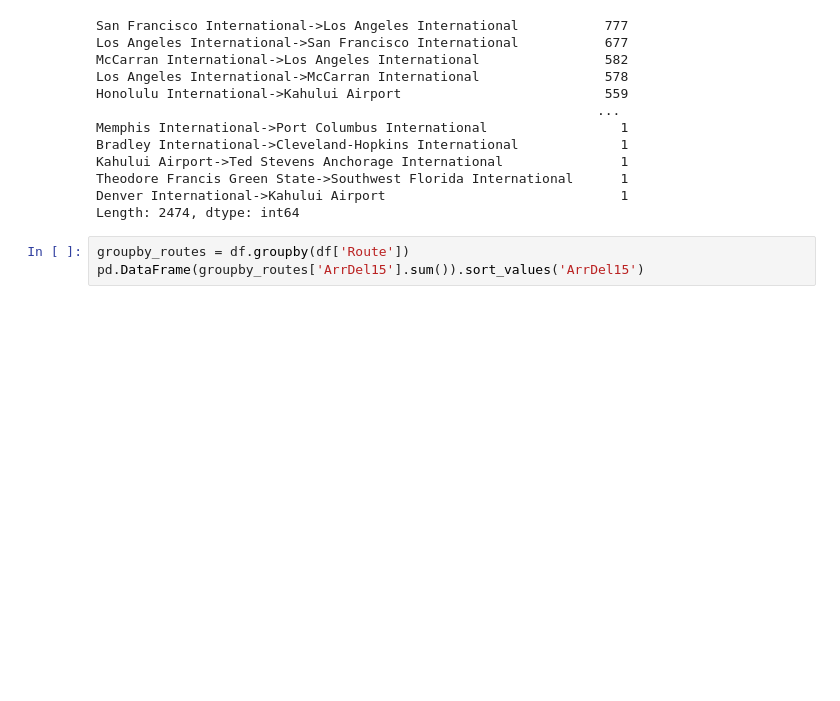
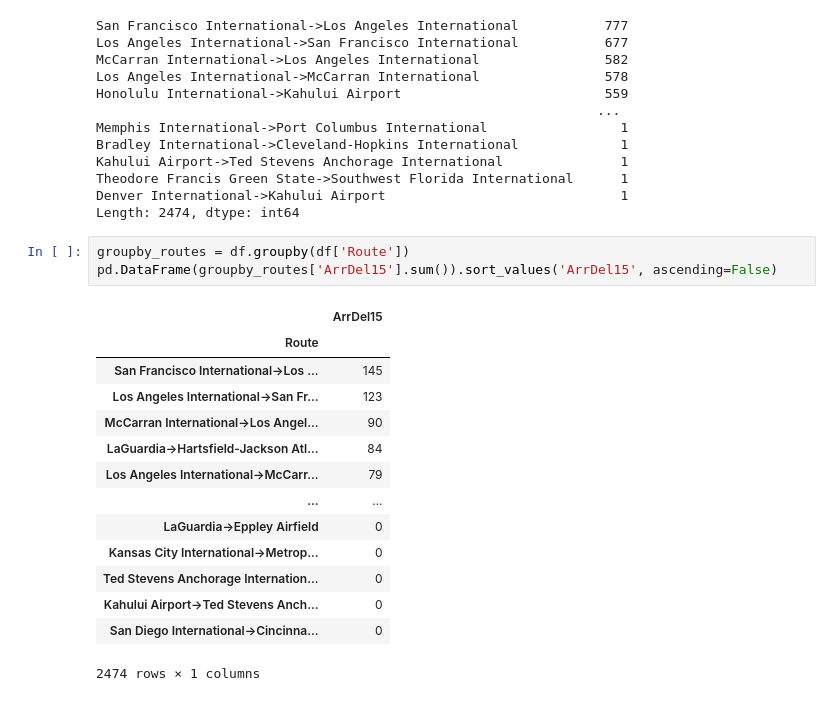
Before and after one commit to nickdrabcinski/ml_basics_solutions, a Jupyter notebook: solutions/solution_1_flights.ipynb, the cells around one changed output. Cells and saved outputs as stored; diff of their text form; blank space fills up the shorter version.

```diff
--- a/solutions/solution_1_flights.ipynb
+++ b/solutions/solution_1_flights.ipynb
@@ -323,4 +317,19 @@ Denver International->Kahului Airport                              1
 Length: 2474, dtype: int64
 # %%
 groupby_routes = df.groupby(df['Route'])
-pd.DataFrame(groupby_routes['ArrDel15'].sum()).sort_values('ArrDel15')
+pd.DataFrame(groupby_routes['ArrDel15'].sum()).sort_values('ArrDel15', ascending=False)
+# %% [output]
+|  | ArrDel15 |
+| Route |  |
+| San Francisco International->Los ... | 145 |
+| Los Angeles International->San Fr... | 123 |
+| McCarran International->Los Angel... | 90 |
+| LaGuardia->Hartsfield-Jackson Atl... | 84 |
+| Los Angeles International->McCarr... | 79 |
+| ... | ... |
+| LaGuardia->Eppley Airfield | 0 |
+| Kansas City International->Metrop... | 0 |
+| Ted Stevens Anchorage Internation... | 0 |
+| Kahului Airport->Ted Stevens Anch... | 0 |
+| San Diego International->Cincinna... | 0 |
+2474 rows × 1 columns
```
Also changed, not shown: parts of 5 cells of this notebook.
